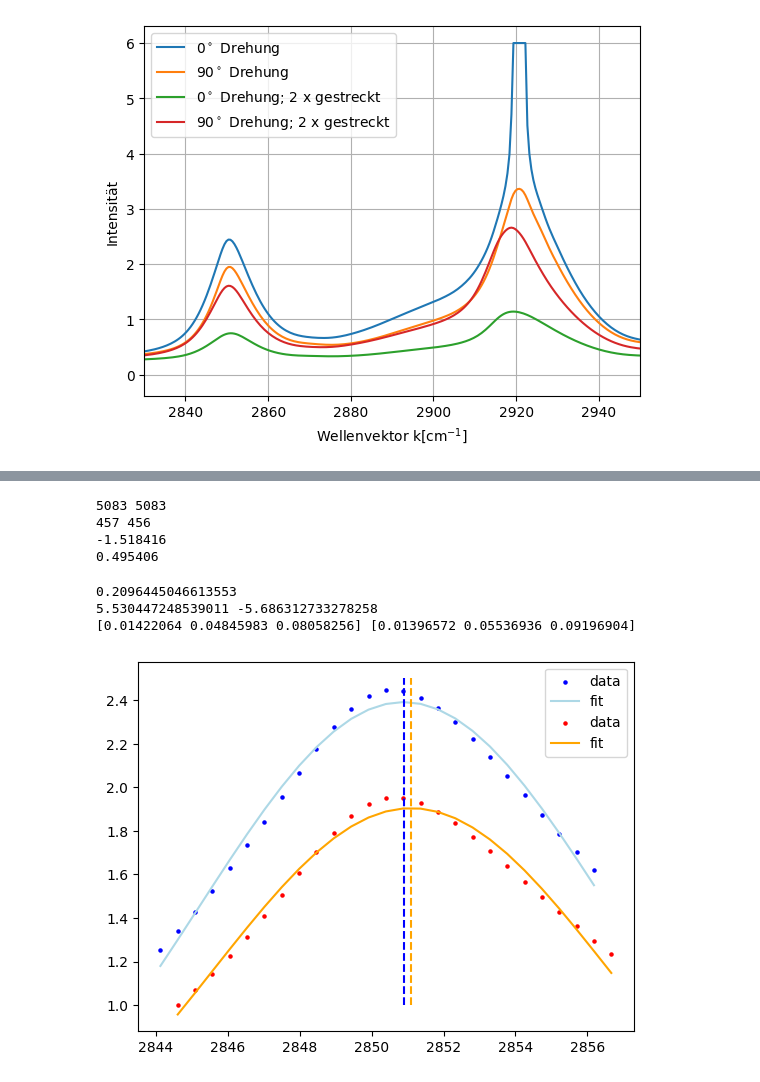
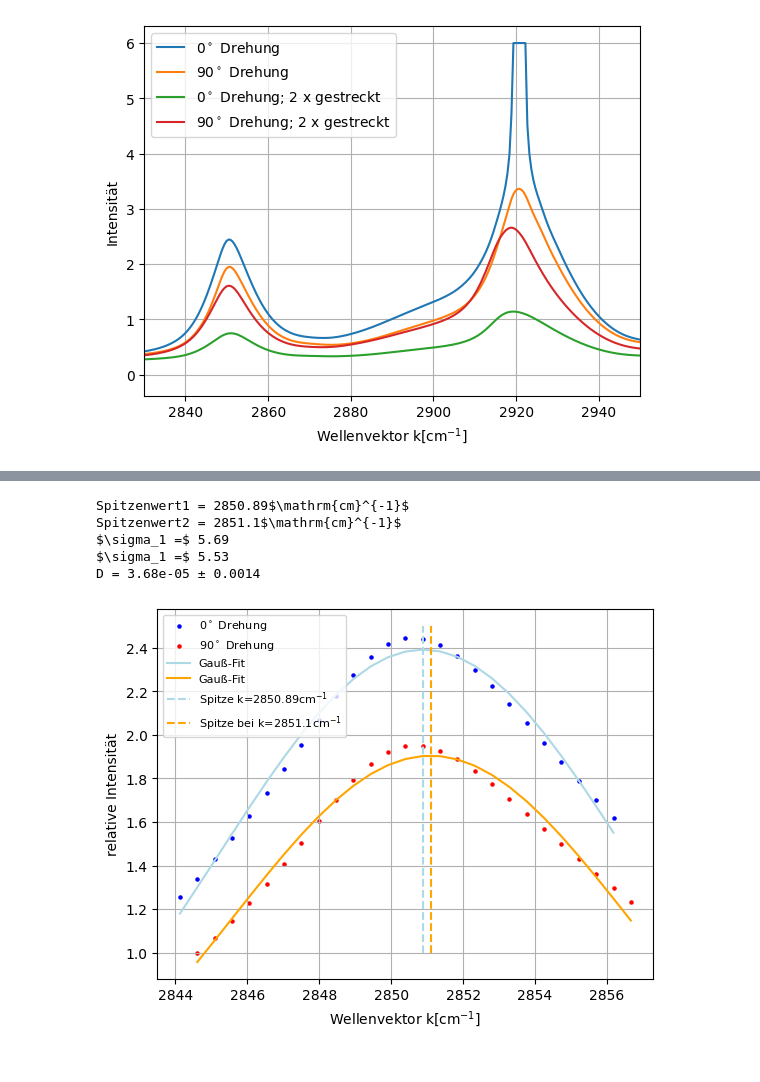
Before and after one commit to iLoveeMilkaa/M1-Lab, a Jupyter notebook: Aufgabe 2.ipynb, the cells around one changed output, grey strips where cells are left out. Drawn from its saved outputs; the diff is of its cells as text; code cells hidden in the pictures.

```diff
--- a/Aufgabe 2.ipynb
+++ b/Aufgabe 2.ipynb
@@ -57,57 +34,50 @@ plt.plot(xax2, std2_0degree_stretched2x[:,1])
-# %%
-max1 = np.argmax(std_ex_90degree[5050:5150,1])
-max2 = np.argmax(std_ext_0deg[5050:5150,1])
-max3 = np.argmax(std2_0degree_stretched2x[400:600,1])
-max4 = np.argmax(stdd2_90degree_2xstretched[400:600,1])
-
-
-print(max1+5050,max2+5050)
-print(max3+400,max4+400)
-print(std2_0degree_stretched2x[457,1]-stdd2_90degree_2xstretched[456,1])
-print(std_ex_90degree[5083,1]-std_ext_0deg[5083,1])
-# %% [output]
-5083 5083
-457 456
--1.518416
-0.495406
 # %%
-# Define the Gaussian function
-# Recast xdata and ydata into numpy arrays so we can use their handy features
+#Import Data
 xdata = np.asarray(std_ex_90degree[5070:5096,0])
 ydata = np.asarray(std_ex_90degree[5070:5096,1])
-
 xdata1 = np.asarray(std_ext_0deg[5070:5096,0])
 ydata1 = np.asarray(std_ext_0deg[5070:5096,1])
 
+#estimate values for the gaussian fit
 n = len(xdata)
 mean = 2850
-#mean = sum(xdata*ydata)/n
 sigma = sum(ydata*(xdata-mean)**2)/n
 
+#define gaussian
 def gaus(x,a,x0,sigma):
     return a*np.exp(-(x-x0)**2/(2*sigma**2))
 
+#fit gaussian
 popt,pcov = curve_fit(gaus,xdata,ydata,p0=[1,mean,sigma])
 popt1,pcov1 = curve_fit(gaus,xdata1,ydata1, p0=[1,mean,sigma])
 
-plt.scatter(xdata, ydata, label='data',s=5,c="blue")
-plt.plot(xdata, gaus(xdata,*popt), '-', label='fit',c="lightblue")
+plt.scatter(xdata, ydata, label= r"0$^\circ$ Drehung",s=5,c="blue")
+plt.scatter(xdata1, ydata1, label= r"90$^\circ$ Drehung",s=5,c="red")
+plt.plot(xdata, gaus(xdata,*popt), '-', label='Gauß-Fit',c="lightblue")
+plt.plot(xdata1, gaus(xdata1,*popt1), '-', label='Gauß-Fit',c="orange")
+plt.plot([popt[1],popt[1]],[1,2.5],"--",c="lightblue",label="Spitze k="+str(np.round(popt[1],2))+r"$\mathrm{cm}^{-1}$")
+plt.plot([popt1[1],popt1[1]],[1,2.5],"--",c="orange",label="Spitze bei k="+str(np.round(popt1[1],2))+r"$\mathrm{cm}^{-1}$")
 
-plt.plot([popt[1],popt[1]],[1,2.5],"--",c="blue")
-plt.plot([popt1[1],popt1[1]],[1,2.5],"--",c="orange")
+plt.grid(True)
+plt.xlabel(r"Wellenvektor k$ [\mathrm{cm}^{-1}]$")
+plt.ylabel("relative Intensität")
+plt.legend(loc = "upper left", prop={'size': 8})
+plt.savefig("plots/dichron0rotpeaks.pdf")
 
-plt.scatter(xdata1, ydata1, label='data',s=5,c="red")
-plt.plot(xdata1, gaus(xdata1,*popt1), '-', label='fit',c="orange")
+#calculate dichroism and error
+D = (popt1[1]-popt[1])/(popt1[1]+popt[1])
+df = np.sqrt((popt1[2]*((2*popt[1])/((popt[1]+popt1[1])**2)))**2+(popt[2]*-((2*popt1[1])/((popt[1]+popt1[1])**2)))**2)
 
-print(popt1[1]-popt[1])
-print(popt1[2],popt[2])
-print(np.sqrt(np.diag(pcov)),np.sqrt(np.diag(pcov1)))
-
-plt.legend()
-plt.savefig("gaussianfit.pdf")
+print("Spitzenwert1 = "+str(np.round(popt[1],2))+r"$\mathrm{cm}^{-1}$")
+print("Spitzenwert2 = "+str(np.round(popt1[1],2))+r"$\mathrm{cm}^{-1}$")
+print(r"$\sigma_1 =$",str(np.round(np.fabs(popt[2]),2)))
+print(r"$\sigma_1 =$",str(np.round(np.fabs(popt1[2]),2)))
+print("D = "+str(np.round(D,7))+r" ± "+str(np.round(df,4)))
 # %% [output]
-0.2096445046613553
-5.530447248539011 -5.686312733278258
-[0.01422064 0.04845983 0.08058256] [0.01396572 0.05536936 0.09196904]
+Spitzenwert1 = 2850.89$\mathrm{cm}^{-1}$
+Spitzenwert2 = 2851.1$\mathrm{cm}^{-1}$
+$\sigma_1 =$ 5.69
+$\sigma_1 =$ 5.53
+D = 3.68e-05 ± 0.0014
-[figure, old version]
+[figure, new version]
 # %%
```
Also changed, not shown: parts of 11 cells of this notebook, 5 other files.
